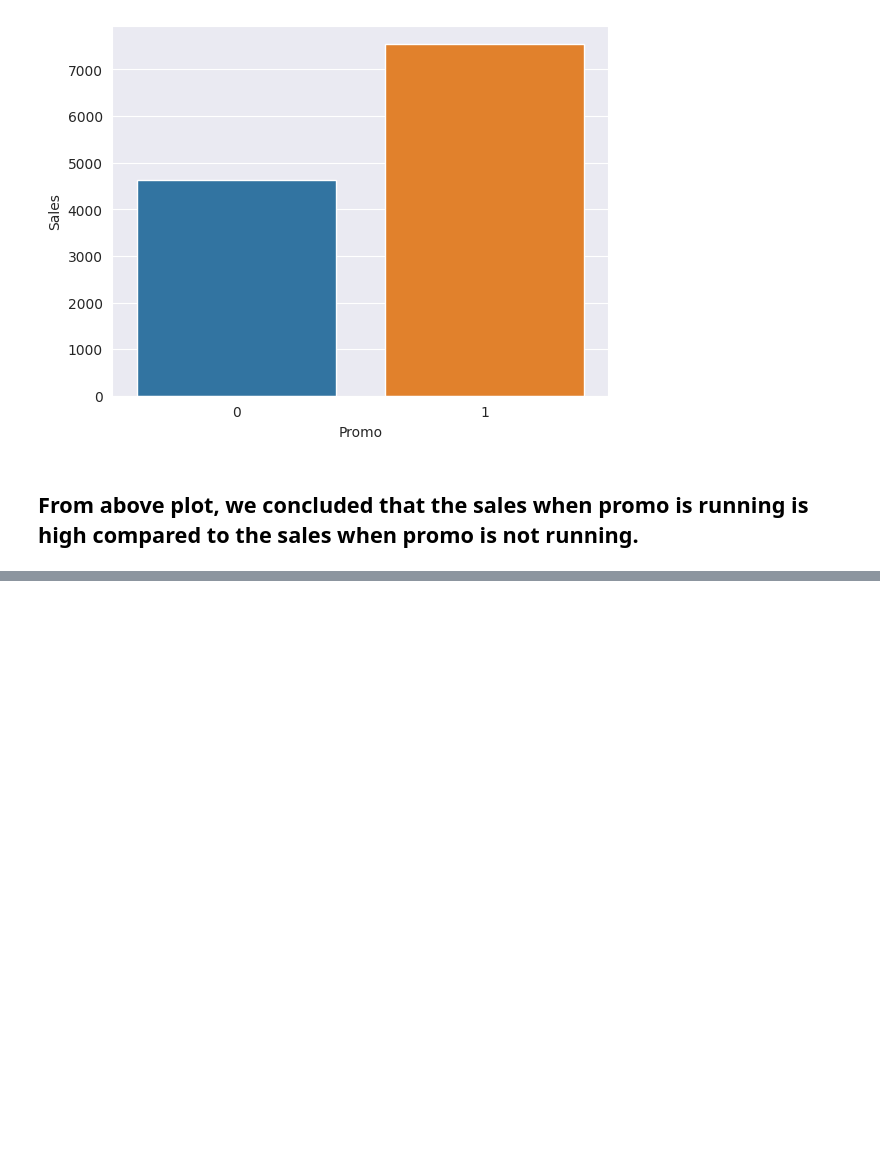
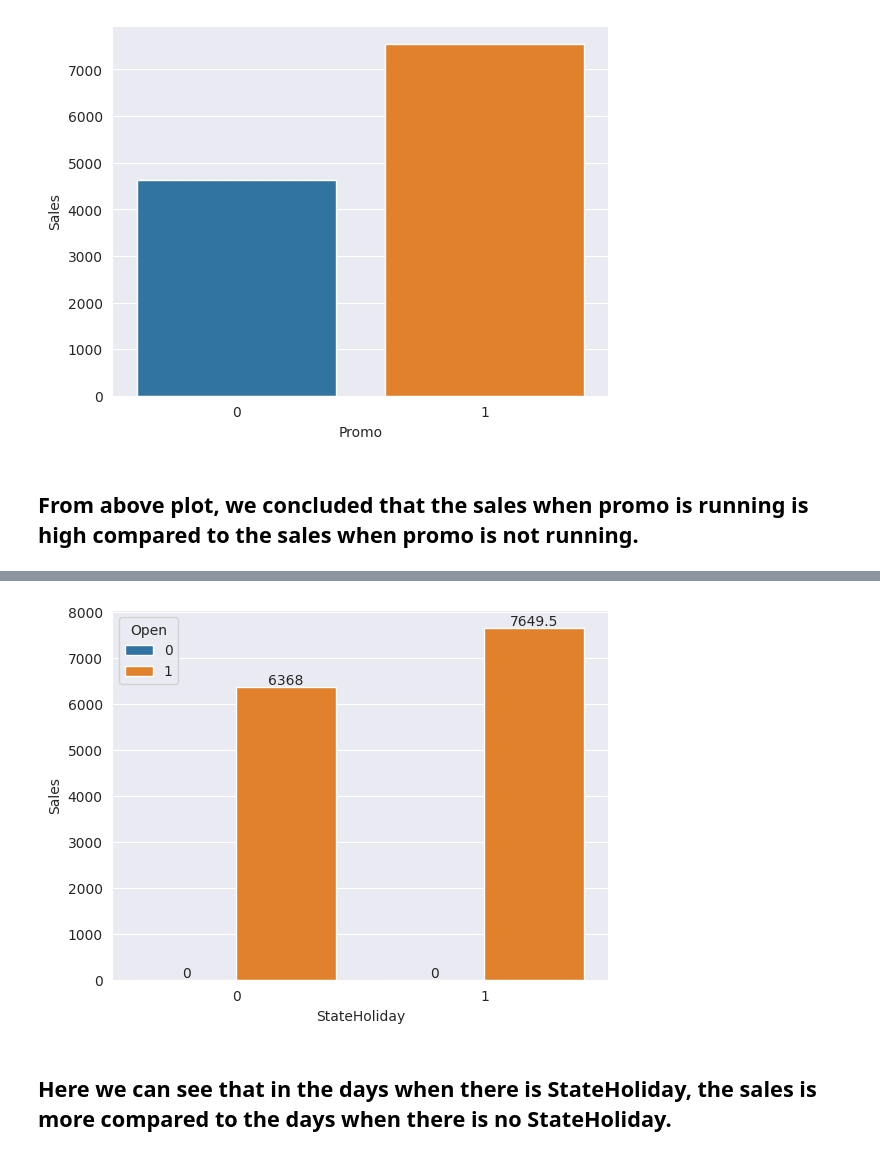
Before and after one commit to diptiranjan1998/Regression-Analysis-on-Retail-Sales-Prediction, a Jupyter notebook: Retail_sales_prediction.ipynb, the cells around one changed output, grey strips where cells are left out. Drawn from its saved outputs; the diff is of its cells as text; code cells hidden in the pictures; blank space fills up the shorter version.

```diff
--- a/Retail_sales_prediction.ipynb
+++ b/Retail_sales_prediction.ipynb
@@ -361,0 +420,13 @@ rossmann_df.S
+# %%
+# Creating a function to convert categorical values to numerical values.
+def change_type(arg):
+  if arg==0:
+    arg=0
+  elif arg=='0':
+    arg= 0
+  else:
+    arg=1
+  return arg
+# %%
+# Let's use the above function to change the data type of StateHoliday column.
+rossmann_df.StateHoliday= rossmann_df.StateHoliday.apply(lambda x: change_type(x) )
@@ -361,0 +440,3 @@ rossmann_df.S
+# %%
+stateholiday_vs_sale= rossmann_df.groupby(['StateHoliday', 'Open'])['Sales'].median().reset_index()
+stateholiday_vs_sale
@@ -361,0 +449,8 @@ rossmann_df.S
+# %%
+ax= sns.barplot(x= stateholiday_vs_sale.StateHoliday, y= stateholiday_vs_sale.Sales, hue= stateholiday_vs_sale.Open)
+for i in ax.containers:
+    ax.bar_label(i)
+# %% [output]
+[figure, added]
+# %% [markdown]
+## Here we can see that in the days when there is StateHoliday, the sales is more compared to the days when there is no StateHoliday.
```
Also changed, not shown: parts of 14 cells of this notebook.
